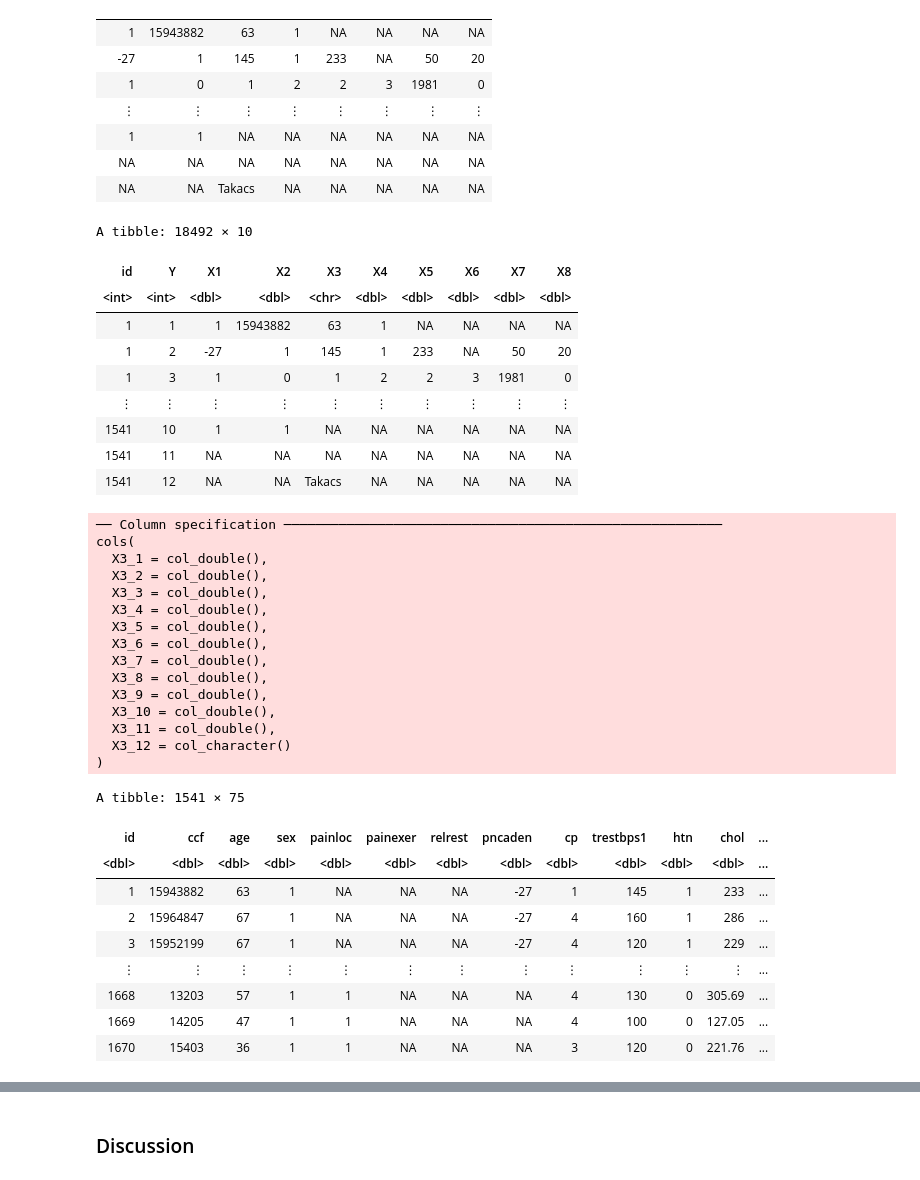
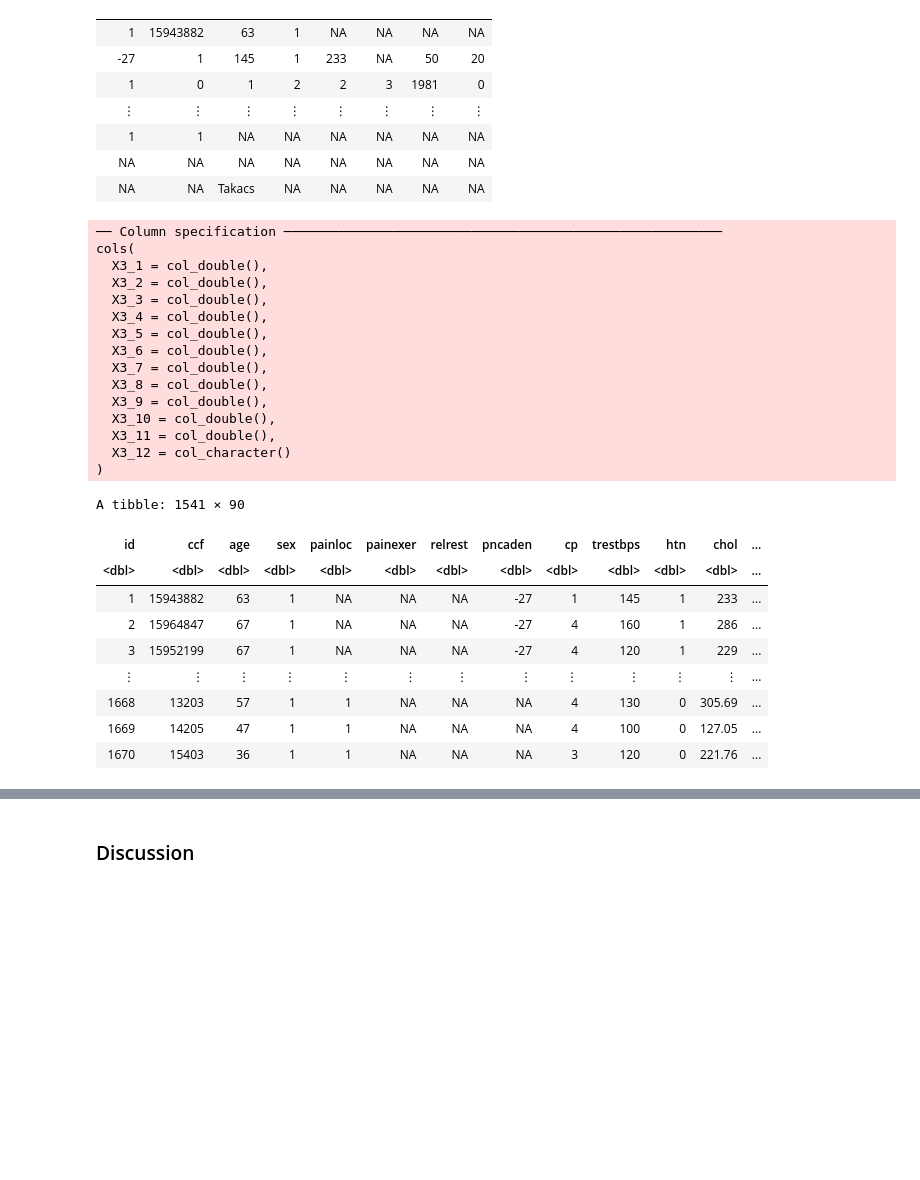
Before and after one commit to HUCKLEandtheSTALKER/DSCI100-jupyter-worksheets, a Jupyter notebook: project.ipynb, the cells around one changed output, grey strips where cells are left out. Saved outputs shown, nothing was run; the diff lists cells and outputs as text; code cells hidden in the pictures; blank space fills up the shorter version.

Commit message:
cleaned data, selected columns

```diff
--- a/project.ipynb
+++ b/project.ipynb
@@ -67,58 +67,44 @@ A tibble: 18492 × 8
 # %%
 row_count <- nrow(heart_raw) / 12
 row_indexes <- tibble(id = rep(1:row_count, each = 12), Y = rep(1:12, times = row_count))
 heart_indexed <- bind_cols(row_indexes, heart_raw)
-heart_indexed
 heart_wide <- heart_indexed |>
     pivot_wider(names_from = Y, values_from = X1:X8, names_vary = "slowest") |>
     select(!c(id, X8_1, X4_12:X8_12)) |>
     type_convert()
-colnames(heart_wide) <- c("id", "ccf", "age", "sex", "painloc", "painexer", "relrest", "pncaden", "cp", "trestbps1",
+colnames(heart_wide) <- c("id", "ccf", "age", "sex", "painloc", "painexer", "relrest", "pncaden", "cp", "trestbps",
                           "htn", "chol", "smoke", "cigs", "years", "fbs", "dm", "famhist", "restecg", "ekgmo",
                           "ekgday", "ekgyr", "dig", "prop", "nitr", "pro", "diuretic", "proto", "thaldur", "thaltime",
-                          "met", "thalach", "thalrest", "tpeakbps", "tpeakbpd", "trestbps2", "trestbpd", "exang", "xhypo", "oldpeak",
+                          "met", "thalach", "thalrest", "tpeakbps", "tpeakbpd", "dummy", "trestbpd", "exang", "xhypo", "oldpeak",
                           "slope", "rldv5", "rldv5e", "ca", "restckm", "exerckm", "restef", "restwm", "exeref", "exerwm",
                           "thal", "thalsev", "thalpul", "earlobe", "cmo", "cday", "cyr", "num", "lmt", "ladprox",
                           "laddist", "diag", "cxmain", "ramus", "om1", "om2", "rcaprox", "rcadist", "lvx1", "lvx2",
                           "lvx3", "lvx4", "lvf", "cathef", "junk1", "junk2", "junk3", "junk4", "junk5", "junk6",
                           "junk7", "junk8", "junk9", "junk10", "junk11", "junk12", "junk13", "junk14", "junk15", "name")
-heart <- heart_wide |>
-    select(!junk1:junk15)
-heart
-# Values are not clean yet
+heart_wide
 # %% [output]
-A tibble: 18492 × 10
+── Column specification ────────────────────────────────────────────────────────
+cols(
+  X3_1 = col_double(),
+  X3_2 = col_double(),
+  X3_3 = col_double(),
+  X3_4 = col_double(),
+  X3_5 = col_double(),
+  X3_6 = col_double(),
+  X3_7 = col_double(),
+  X3_8 = col_double(),
+  X3_9 = col_double(),
+  X3_10 = col_double(),
+  X3_11 = col_double(),
+  X3_12 = col_character()
+)
+A tibble: 1541 × 90
-| id | Y | X1 | X2 | X3 | X4 | X5 | X6 | X7 | X8 |
-| <int> | <int> | <dbl> | <dbl> | <chr> | <dbl> | <dbl> | <dbl> | <dbl> | <dbl> |
-| 1 | 1 | 1 | 15943882 | 63 | 1 | NA | NA | NA | NA |
-| 1 | 2 | -27 | 1 | 145 | 1 | 233 | NA | 50 | 20 |
-| 1 | 3 | 1 | 0 | 1 | 2 | 2 | 3 | 1981 | 0 |
-| ⋮ | ⋮ | ⋮ | ⋮ | ⋮ | ⋮ | ⋮ | ⋮ | ⋮ | ⋮ |
-| 1541 | 10 | 1 | 1 | NA | NA | NA | NA | NA | NA |
-| 1541 | 11 | NA | NA | NA | NA | NA | NA | NA | NA |
-| 1541 | 12 | NA | NA | Takacs | NA | NA | NA | NA | NA |
+| id | ccf | age | sex | painloc | painexer | relrest | pncaden | cp | trestbps | htn | chol | ... |
+| <dbl> | <dbl> | <dbl> | <dbl> | <dbl> | <dbl> | <dbl> | <dbl> | <dbl> | <dbl> | <dbl> | <dbl> | ... |
+| 1 | 15943882 | 63 | 1 | NA | NA | NA | -27 | 1 | 145 | 1 | 233 | ... |
+| 2 | 15964847 | 67 | 1 | NA | NA | NA | -27 | 4 | 160 | 1 | 286 | ... |
+| 3 | 15952199 | 67 | 1 | NA | NA | NA | -27 | 4 | 120 | 1 | 229 | ... |
+| ⋮ | ⋮ | ⋮ | ⋮ | ⋮ | ⋮ | ⋮ | ⋮ | ⋮ | ⋮ | ⋮ | ⋮ | ... |
+| 1668 | 13203 | 57 | 1 | 1 | NA | NA | NA | 4 | 130 | 0 | 305.69 | ... |
+| 1669 | 14205 | 47 | 1 | 1 | NA | NA | NA | 4 | 100 | 0 | 127.05 | ... |
+| 1670 | 15403 | 36 | 1 | 1 | NA | NA | NA | 3 | 120 | 0 | 221.76 | ... |
-── Column specification ────────────────────────────────────────────────────────
-cols(
-  X3_1 = col_double(),
-  X3_2 = col_double(),
-  X3_3 = col_double(),
-  X3_4 = col_double(),
-  X3_5 = col_double(),
-  X3_6 = col_double(),
-  X3_7 = col_double(),
-  X3_8 = col_double(),
-  X3_9 = col_double(),
-  X3_10 = col_double(),
-  X3_11 = col_double(),
-  X3_12 = col_character()
-)
-A tibble: 1541 × 75
-| id | ccf | age | sex | painloc | painexer | relrest | pncaden | cp | trestbps1 | htn | chol | ... |
-| <dbl> | <dbl> | <dbl> | <dbl> | <dbl> | <dbl> | <dbl> | <dbl> | <dbl> | <dbl> | <dbl> | <dbl> | ... |
-| 1 | 15943882 | 63 | 1 | NA | NA | NA | -27 | 1 | 145 | 1 | 233 | ... |
-| 2 | 15964847 | 67 | 1 | NA | NA | NA | -27 | 4 | 160 | 1 | 286 | ... |
-| 3 | 15952199 | 67 | 1 | NA | NA | NA | -27 | 4 | 120 | 1 | 229 | ... |
-| ⋮ | ⋮ | ⋮ | ⋮ | ⋮ | ⋮ | ⋮ | ⋮ | ⋮ | ⋮ | ⋮ | ⋮ | ... |
-| 1668 | 13203 | 57 | 1 | 1 | NA | NA | NA | 4 | 130 | 0 | 305.69 | ... |
-| 1669 | 14205 | 47 | 1 | 1 | NA | NA | NA | 4 | 100 | 0 | 127.05 | ... |
-| 1670 | 15403 | 36 | 1 | 1 | NA | NA | NA | 3 | 120 | 0 | 221.76 | ... |
```
Also changed, not shown: parts of 2 cells of this notebook.
